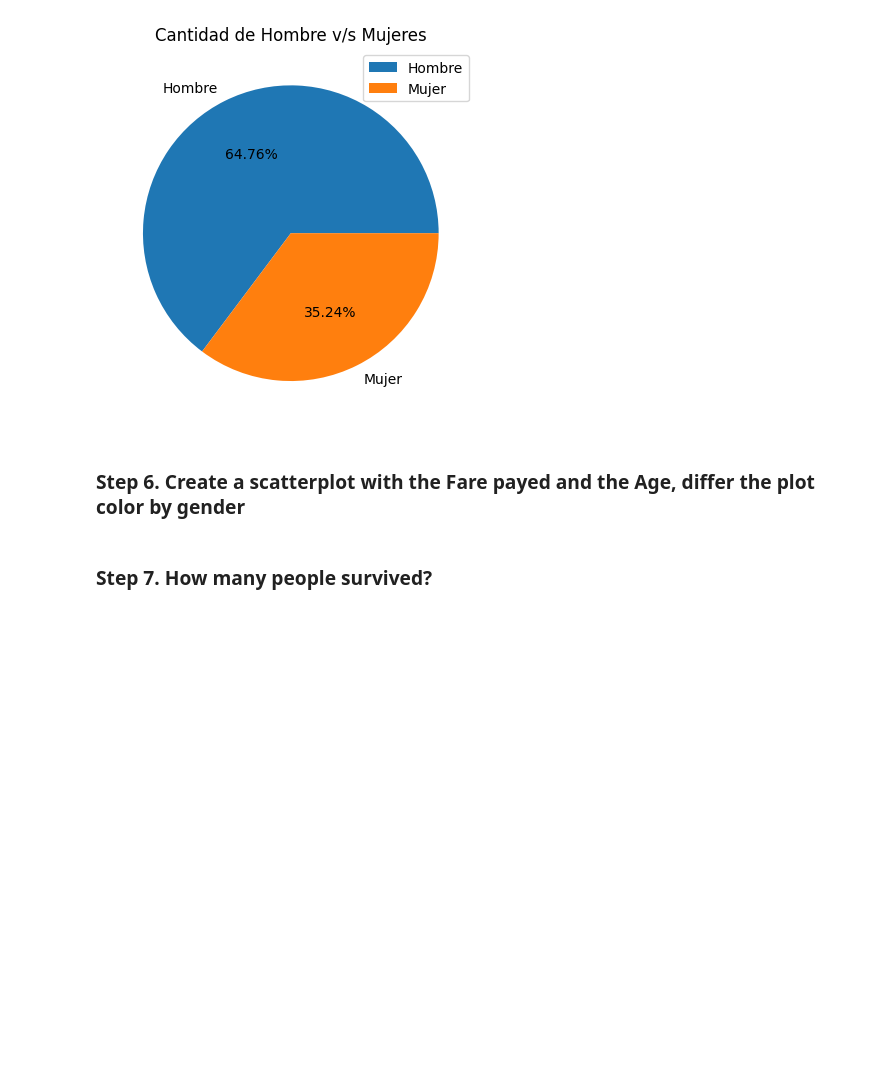
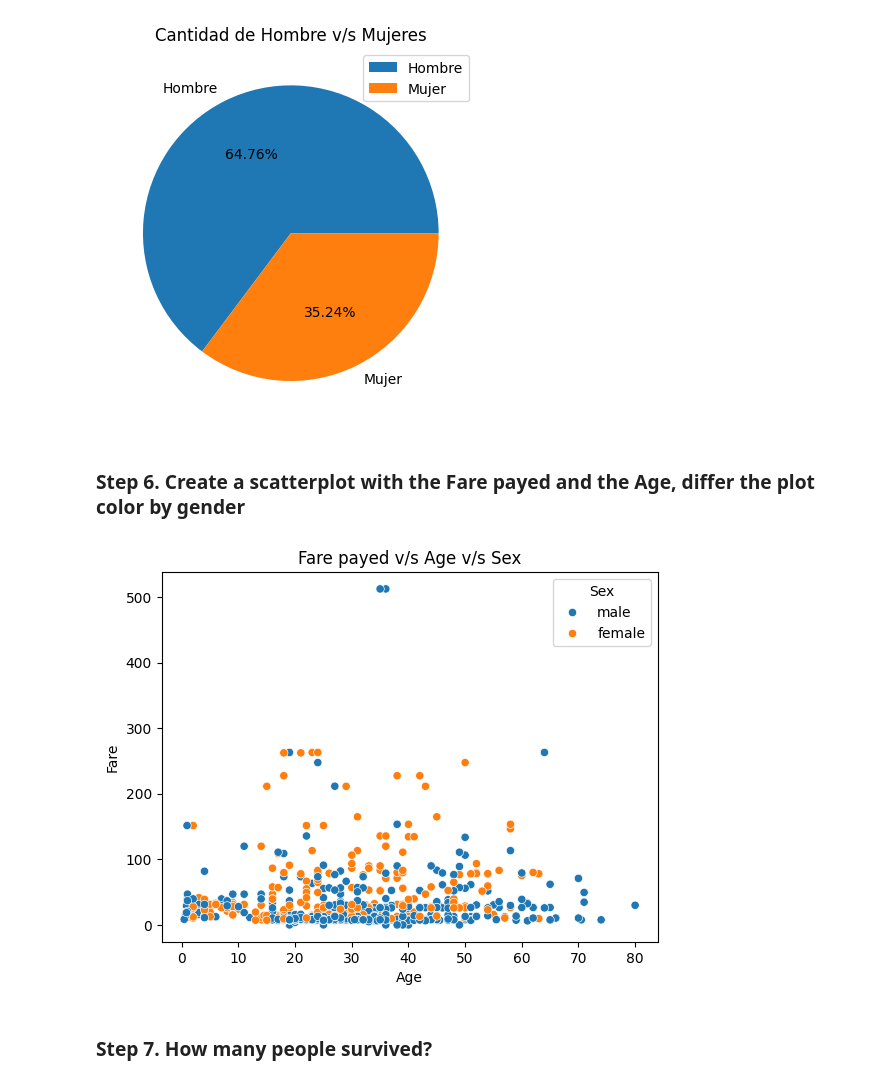
Before and after one commit to LLAES07/pyspark_exercises, a Jupyter notebook: 07_Visualization/Titanic_Desaster/Exercises.ipynb, the cells around one changed output. Cells and saved outputs as stored; diff of their text form; code cells hidden in the pictures; blank space fills up the shorter version.

```diff
--- a/07_Visualization/Titanic_Desaster/Exercises.ipynb
+++ b/07_Visualization/Titanic_Desaster/Exercises.ipynb
@@ -103,6 +103,12 @@ plt.show()
 [figure]
 # %% [markdown]
 ### Step 6. Create a scatterplot with the Fare payed and the Age, differ the plot color by gender
+# %%
+sns.scatterplot(data=df, y='Fare', x='Age', hue='Sex')
+plt.title('Fare payed v/s Age v/s Sex')
+plt.show()
+# %% [output]
+[figure, added]
 # %% [markdown]
 ### Step 7. How many people survived?
 # %% [markdown]
```
